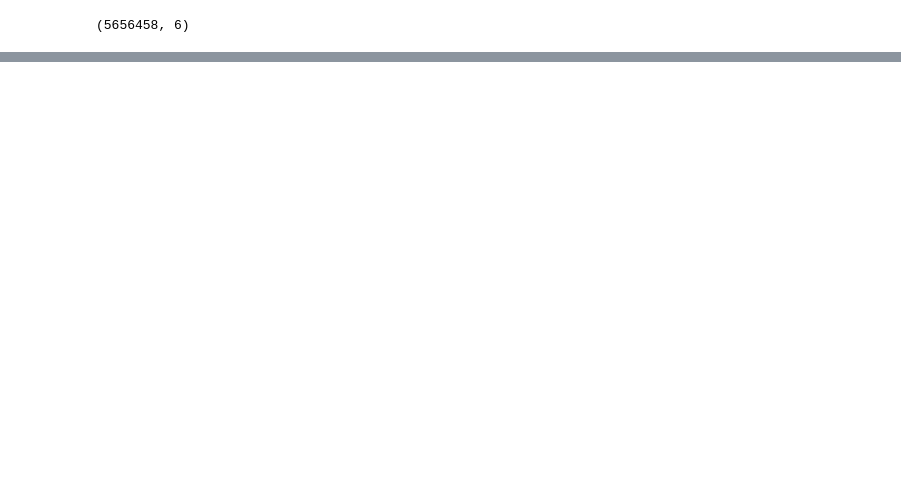
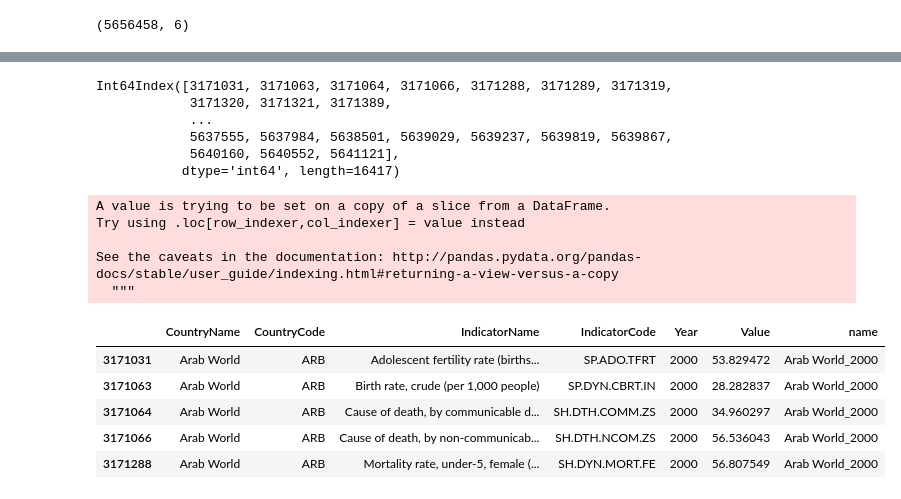
Before and after one commit to soyoungpark9187/ML_termProject, a Jupyter notebook: input/kmeans.ipynb, the cells around one changed output, grey strips where cells are left out. Cells and saved outputs as stored; diff of their text form; code cells hidden in the pictures; blank space fills up the shorter version.

Commit message:
insert name column

```diff
--- a/input/kmeans.ipynb
+++ b/input/kmeans.ipynb
@@ -34,0 +22,2 @@ Index: []
+# %%
+data2000=data[ (data['Year'] >= 2000) & (data['Year'] < 2015) ]
@@ -35,3 +36,37 @@ Index: []
+# %%
+
+col8 = data2000[(data2000['IndicatorName'].isin(rel_columns_8))]
+col8.index
+# %% [output]
+Int64Index([3171031, 3171063, 3171064, 3171066, 3171288, 3171289, 3171319,
+            3171320, 3171321, 3171389,
+            ...
+            5637555, 5637984, 5638501, 5639029, 5639237, 5639819, 5639867,
+            5640160, 5640552, 5641121],
+           dtype='int64', length=16417)
+# %%
+name_list = list()
+
+for i in col8.index:
+    name_list.append( col8.loc[i,'CountryName'] + "_" + str(col8.loc[i,'Year']))
+col8["name"] = name_list
+# %% [output]
+A value is trying to be set on a copy of a slice from a DataFrame.
+Try using .loc[row_indexer,col_indexer] = value instead
+
+See the caveats in the documentation: http://pandas.pydata.org/pandas-docs/stable/user_guide/indexing.html#returning-a-view-versus-a-copy
+  """
+# %%
+data = col8
+# %%
+data.head()
+# %% [output]
+|  | CountryName | CountryCode | IndicatorName | IndicatorCode | Year | Value | name |
+| 3171031 | Arab World | ARB | Adolescent fertility rate (births... | SP.ADO.TFRT | 2000 | 53.829472 | Arab World_2000 |
+| 3171063 | Arab World | ARB | Birth rate, crude (per 1,000 people) | SP.DYN.CBRT.IN | 2000 | 28.282837 | Arab World_2000 |
+| 3171064 | Arab World | ARB | Cause of death, by communicable d... | SH.DTH.COMM.ZS | 2000 | 34.960297 | Arab World_2000 |
+| 3171066 | Arab World | ARB | Cause of death, by non-communicab... | SH.DTH.NCOM.ZS | 2000 | 56.536043 | Arab World_2000 |
+| 3171288 | Arab World | ARB | Mortality rate, under-5, female (... | SH.DYN.MORT.FE | 2000 | 56.807549 | Arab World_2000 |
 # %%
 rel_columns_8 = ['Adolescent fertility rate (births per 1,000 women ages 15-19)',
  'Birth rate, crude (per 1,000 people)',
```
Also changed, not shown: parts of 13 cells of this notebook, 1 other file.
